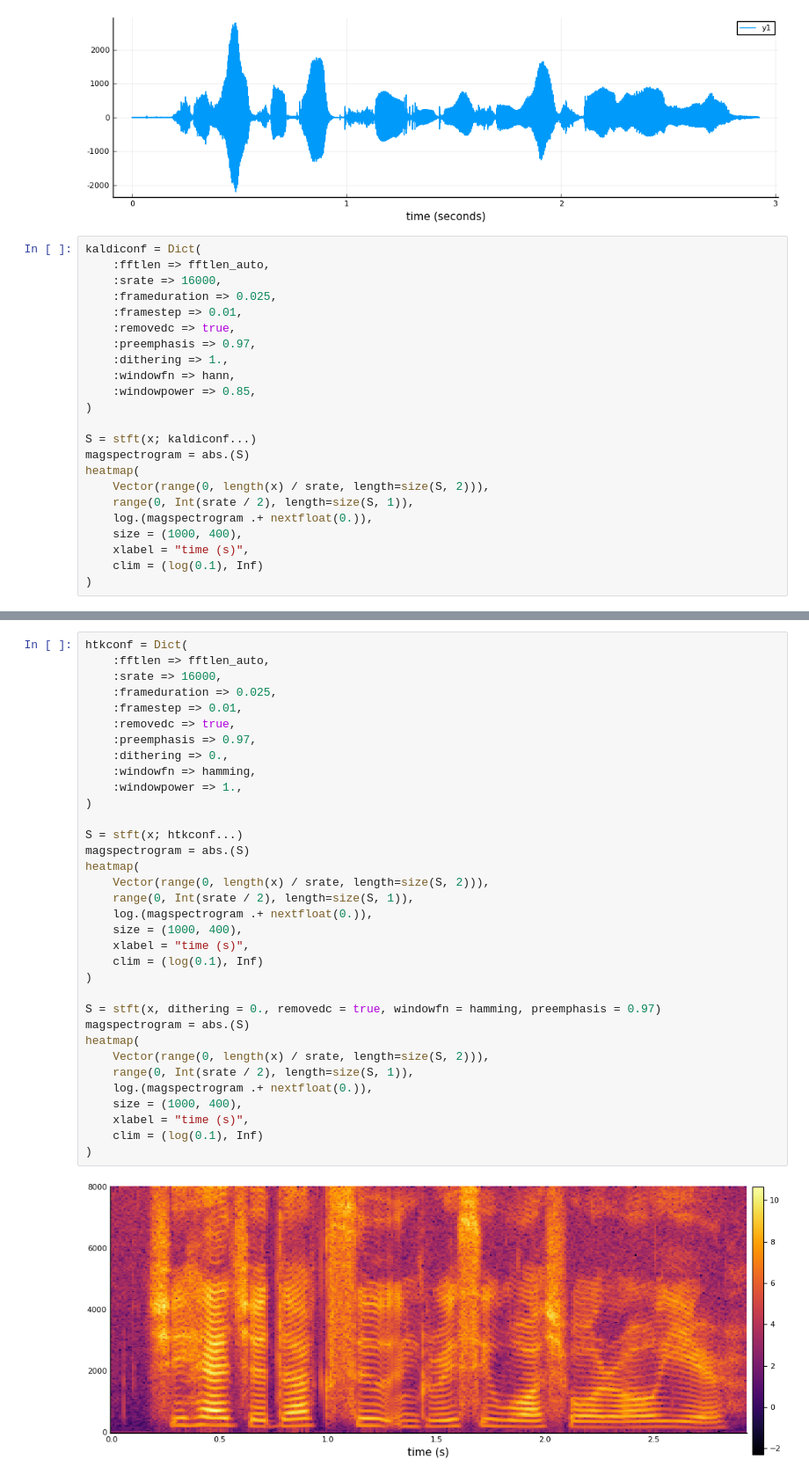
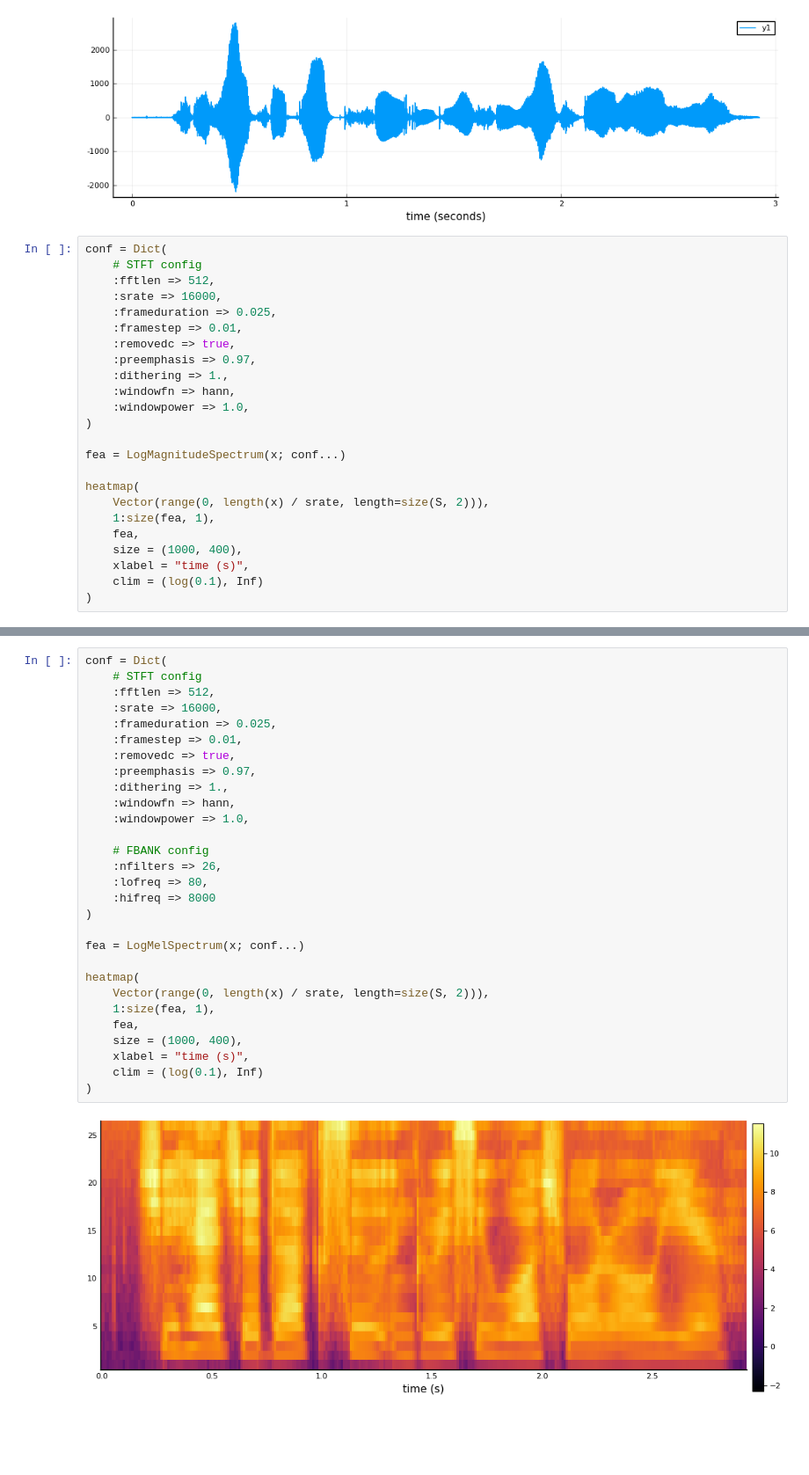
Before and after one commit to lucasondel/SpeechFeatures.jl, a Jupyter notebook: example/MFCC.ipynb, the cells around one changed output, grey strips where cells are left out. Shown: that part at 88% size. Saved outputs shown, nothing was run; the diff lists cells and outputs as text; blank space fills up the shorter version.

Commit message:
Added fbank features.

```diff
--- a/example/MFCC.ipynb
+++ b/example/MFCC.ipynb
@@ -43,8 +45,9 @@ sampling freq: 16000.0 Hz
 duration: 2.92 s
 [figure]
 # %%
-kaldiconf = Dict(
-    :fftlen => fftlen_auto,
+conf = Dict(
+    # STFT config
+    :fftlen => 512,
     :srate => 16000,
     :frameduration => 0.025,
     :framestep => 0.01,
@@ -52,15 +55,15 @@ kaldiconf = Dict(
     :preemphasis => 0.97,
     :dithering => 1.,
     :windowfn => hann,
-    :windowpower => 0.85,
+    :windowpower => 1.0,
 )
 
-S = stft(x; kaldiconf...)
-magspectrogram = abs.(S)
+fea = LogMagnitudeSpectrum(x; conf...)
+
 heatmap(
     Vector(range(0, length(x) / srate, length=size(S, 2))),
-    range(0, Int(srate / 2), length=size(S, 1)),
-    log.(magspectrogram .+ nextfloat(0.)),
+    1:size(fea, 1),
+    fea,
     size = (1000, 400),
     xlabel = "time (s)",
     clim = (log(0.1), Inf)
@@ -70,36 +73,31 @@ heatmap(
 # %%
-htkconf = Dict(
-    :fftlen => fftlen_auto,
+conf = Dict(
+    # STFT config
+    :fftlen => 512,
     :srate => 16000,
     :frameduration => 0.025,
     :framestep => 0.01,
     :removedc => true,
     :preemphasis => 0.97,
-    :dithering => 0.,
-    :windowfn => hamming,
-    :windowpower => 1.,
+    :dithering => 1.,
+    :windowfn => hann,
+    :windowpower => 1.0,
+
+    # FBANK config
+    :nfilters => 26,
+    :lofreq => 80,
+    :hifreq => 8000
 )
 
-S = stft(x; htkconf...)
-magspectrogram = abs.(S)
+fea = LogMelSpectrum(x; conf...)
+
 heatmap(
     Vector(range(0, length(x) / srate, length=size(S, 2))),
-    range(0, Int(srate / 2), length=size(S, 1)),
-    log.(magspectrogram .+ nextfloat(0.)),
+    1:size(fea, 1),
+    fea,
     size = (1000, 400),
     xlabel = "time (s)",
     clim = (log(0.1), Inf)
 )
-
-S = stft(x, dithering = 0., removedc = true, windowfn = hamming, preemphasis = 0.97)
-magspectrogram = abs.(S)
-heatmap(
-    Vector(range(0, length(x) / srate, length=size(S, 2))),
-    range(0, Int(srate / 2), length=size(S, 1)),
-    log.(magspectrogram .+ nextfloat(0.)),
-    size = (1000, 400),
-    xlabel = "time (s)",
-    clim = (log(0.1), Inf)
-)
 # %% [output]
-[figure, old version]
+[figure, new version]
```
Also changed, not shown: parts of 2 cells of this notebook, 3 other files.
